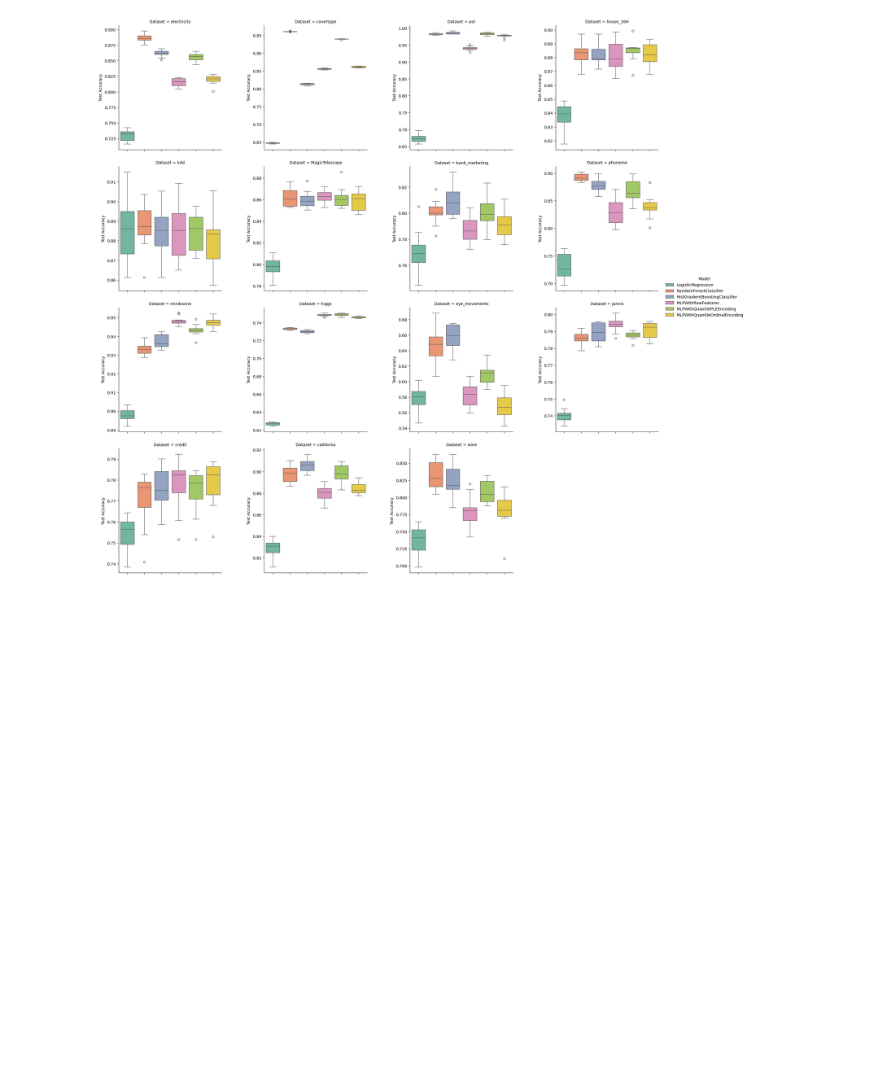
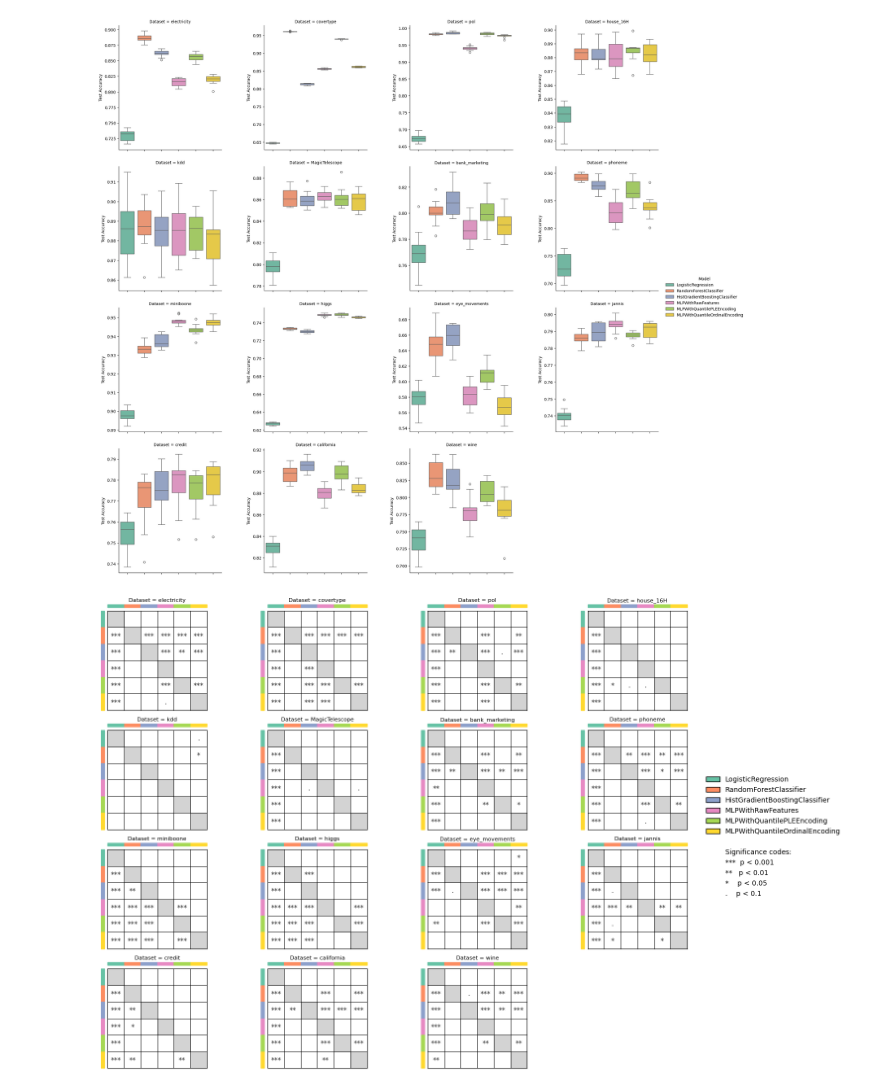
Before and after one commit to barhanc/tabular-discretization-and-nn, a Jupyter notebook: experiment.ipynb, the cells around one changed output. Saved outputs shown, nothing was run; the diff lists cells and outputs as text; code cells hidden in the pictures; blank space fills up the shorter version.

```diff
--- a/experiment.ipynb
+++ b/experiment.ipynb
@@ -242,3 +242,90 @@ for ax in plot.axes.flatten():
 plt.show()
 # %% [output]
 [figure]
+# %%
+from scipy import stats
+from itertools import product
+from matplotlib.patches import Patch
+
+
+def significance_codes(p: float):
+    if p < 0.001:
+        return "***"
+    if p < 0.01:
+        return "**"
+    if p < 0.05:
+        return "*"
+    if p < 0.1:
+        return "."
+    return ""
+
+
+df_acc = df.xs(key="test_acc_scores", axis=1, level=2)
+datasets = df_acc.columns.get_level_values(0).unique()
+models = df_acc.columns.get_level_values(1).unique()
+colors = list(sns.color_palette("Set2", len(models)))
+
+ncols = 4
+nrows = (len(datasets) + ncols - 1) // ncols
+fig, axes = plt.subplots(nrows=nrows, ncols=ncols, figsize=(16, 12))
+
+for idx, dataset in enumerate(datasets):
+    pvalue_matrix = pd.DataFrame(float("nan"), columns=models, index=models)
+    for m1, m2 in product(models, repeat=2):
+        if m1 == m2:
+            continue
+        res = stats.wilcoxon(
+            df_acc.loc[:, (dataset, m1)],
+            df_acc.loc[:, (dataset, m2)],
+            alternative="greater",
+        )
+        pvalue_matrix.loc[m1, m2] = res.pvalue
+
+    ax = axes.flat[idx]
+    sns.heatmap(
+        pvalue_matrix.isna(),
+        cmap=["white", "lightgrey"],
+        fmt="",
+        annot=pvalue_matrix.map(significance_codes),
+        linewidths=0.4,
+        linecolor="k",
+        cbar=False,
+        square=True,
+        xticklabels=False,
+        yticklabels=False,
+        ax=ax,
+    )
+
+    for _, spine in ax.spines.items():
+        spine.set_visible(True)
+    for i, color in enumerate(colors):
+        ax.add_patch(plt.Rectangle((i, -0.4), 1, 0.2, color=color, clip_on=False, transform=ax.transData))
+    for i, color in enumerate(colors):
+        ax.add_patch(plt.Rectangle((-0.4, i), 0.2, 1, color=color, clip_on=False, transform=ax.transData))
+
+    ax.set_title(f"Dataset = {dataset}", fontsize=8, y=1.05)
+
+for j in range(len(datasets), len(axes.flat)):
+    fig.delaxes(axes.flat[j])
+
+legend_elements = [Patch(facecolor=color, edgecolor="k", label=model) for model, color in zip(models, colors)]
+legend_elements += [
+    Patch(facecolor="white", edgecolor="white", label=""),
+    Patch(facecolor="white", edgecolor="white", label="Significance codes:"),
+    Patch(facecolor="white", edgecolor="white", label="***  p < 0.001"),
+    Patch(facecolor="white", edgecolor="white", label="**   p < 0.01"),
+    Patch(facecolor="white", edgecolor="white", label="*    p < 0.05"),
+    Patch(facecolor="white", edgecolor="white", label=".    p < 0.1"),
+]
+fig.legend(
+    handles=legend_elements,
+    title="",
+    loc="center right",
+    bbox_to_anchor=(1.08, 0.5),
+    frameon=False,
+    fontsize=10,
+    title_fontsize=11,
+)
+pass
+# %% [output]
+[figure, added]
```
